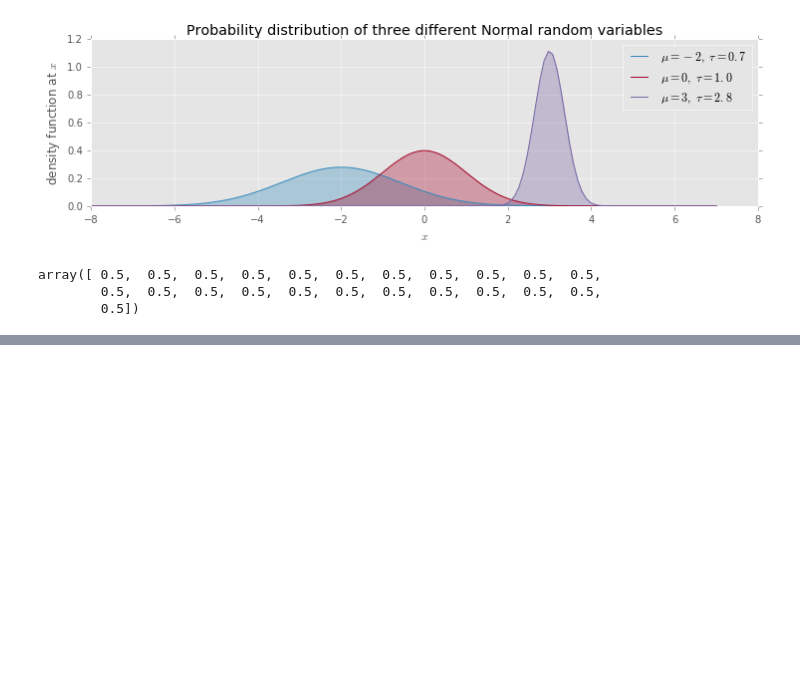
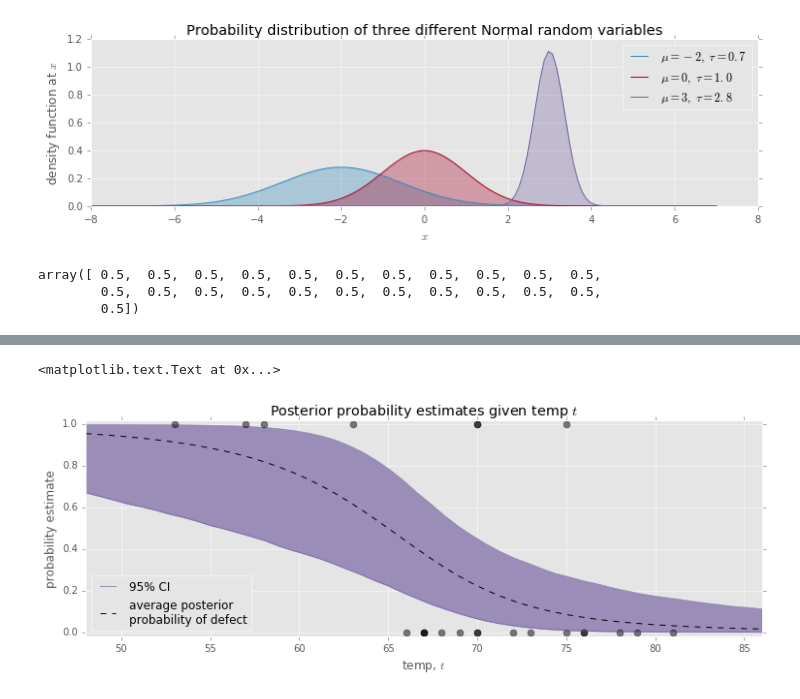
Before and after one commit to re9ulus/bayesian_methods, a Jupyter notebook: note2_PyMC.ipynb, the cells around one changed output, grey strips where cells are left out. Saved outputs shown, nothing was run; the diff lists cells and outputs as text; code cells hidden in the pictures; blank space fills up the shorter version.

```diff
--- a/note2_PyMC.ipynb
+++ b/note2_PyMC.ipynb
@@ -519,0 +541,22 @@ plt.legend();
+# %%
+from scipy.stats.mstats import mquantiles
+
+qs = mquantiles(p_t, [0.025, 0.975], axis=0)
+plt.fill_between(t[:, 0], *qs, alpha=0.7, color='#7A68A6')
+
+plt.plot(t[:, 0], qs[0], label='95% CI', color='#7A68A6', alpha=0.7)
+
+plt.plot(t, mean_prob_t, lw=1, ls='--', color='k',
+        label='average posterior \nprobability of defect')
+
+plt.xlim(t.min(), t.max())
+plt.ylim(-0.02, 1.02)
+plt.legend(loc='lower left')
+plt.scatter(temperature, D, color='k', s=50, alpha=0.5)
+plt.xlabel('temp, $t$')
+
+plt.ylabel('probability estimate')
+plt.title('Posterior probability estimates given temp $t$')
+# %% [output]
+<matplotlib.text.Text at 0x...>
+[figure, added]
```
Also changed, not shown: parts of 28 cells of this notebook.
